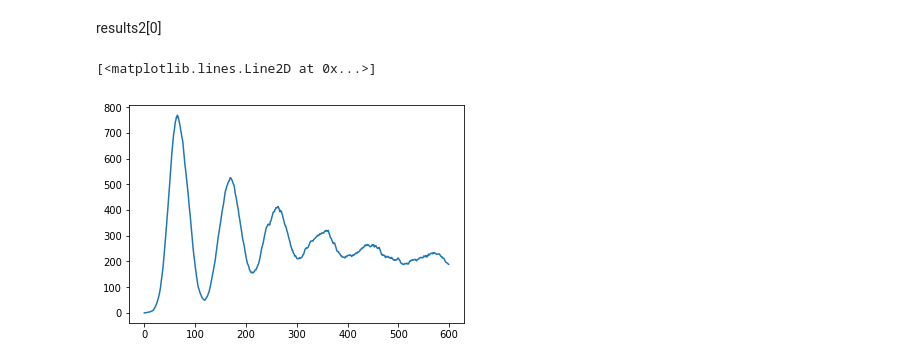
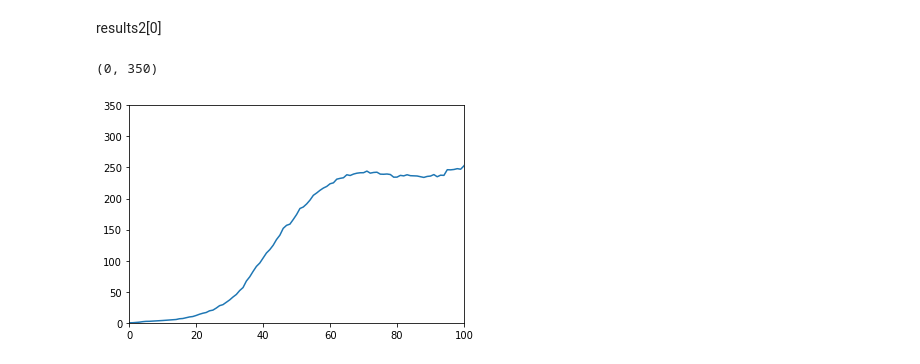
Before and after one commit to susiecant/FMD-RSG, a Jupyter notebook: Main_Notebooks/KENYA_MODELS_25.ipynb, the cells around one changed output. Drawn from its saved outputs; the diff is of its cells as text; code cells hidden in the pictures.

```diff
--- a/Main_Notebooks/KENYA_MODELS_25.ipynb
+++ b/Main_Notebooks/KENYA_MODELS_25.ipynb
@@ -111,7 +121,7 @@ for i in range(N):
                     shares_equipment[i,j] =1
                 if (shares_vet_list[i]==1 and shares_vet_list[j] ==1):
                     shares_vet[i,j] = 1
-            if dist[i,j] <= 60/100:
+#             if dist[i,j] <= 60/100:
                 if (contact_animal_list[i]==1 and contact_animal_list[j] ==1):
                     contactanimal[i,j] = 1
                 if (contact_human_list[i]==1 and contact_human_list[j] ==1):
@@ -285,7 +295,7 @@ def kenyaFMD(input1):
             beta = np.zeros(N)
             beta1 = nu*(xi*(cattle-infect_cow)**chi + (sheep-infect_sheep)**chi)
             beta3 = zeta*(infect_cow)**chi + infect_sheep**chi
-
+#             print(np.shape(beta3))
             attribute_matrix = transmission_matrix * beta3
             c = np.einsum('ij,ji->i', attribute_matrix[:,I==2], kerneldist[I==2,:])
             beta = beta1*c
@@ -334,18 +344,18 @@ def kenyaFMD(input1):
         #         eff = efficac
             trig = A[:,0][A[:,1] + A[:,2] + A[:,4] == t] #trigger vaccines
             RingVac = 1.0*(ring_vac/100)
-            lenI = len(I)
+#             lenI = len(I)
             for i in range(len(trig)):
                 trigi = trig[i].astype(np.int64)
-                n2 = [k for k in range(lenI) if dist[trigi, k] <RingVac]
-                index=list(np.where(np.random.uniform(0,1,len(n2))<Coverage*np.ones(len(n2)))[0])
-                n=list(np.asarray(n2)[index])
+                n2 = [k for k in range(N) if dist[trigi, k] <RingVac]
+                n =  [i for i, x in enumerate(np.random.uniform(0,1,len(n2))<0.2*np.ones(len(n2))) if x]
+#                 index=list(np.where(np.random.uniform(0,1,len(n2))<Coverage*np.ones(len(n2)))[0])
+#                 n=list(np.asarray(n2)[index])
 
-                for j in range(len(n)):
-                    m = n[j]
-                    if A[m,7] == 0:
-                        VAC = np.append(VAC, m)
-                        travelled.append(dist[trig[i].astype(np.int64), m])
+                for j in n:
+                    if A[j,7] == 0:
+                        VAC = np.append(VAC, j)
+#                         travelled.append(dist[trig[i].astype(np.int64), m])
             VAC, indices = np.unique(np.array(VAC, dtype=np.int), return_inverse=True)
             VAC = VAC[indices]
             if len(VAC) > 0:
@@ -596,10 +610,12 @@ plt.xlim([0,100])
 # %% [markdown]
 results2[0]
 # %%
-plt.plot(range(tmax), np.mean(Infections, axis = 0))
+plt.plot(range(tmax),np.mean(Infections,axis =0))
+plt.xlim([0,100])
+plt.ylim([0, 350])
 # %% [output]
-[<matplotlib.lines.Line2D at 0x...>]
+(0, 350)
-[figure, old version]
+[figure, new version]
 # %%
 # np.save('Infections_Capacity', Infections)
 # np.save('Endemic_Capacity', EndemicLevel)
```
Also changed, not shown: parts of 20 cells of this notebook, 5 other files.
